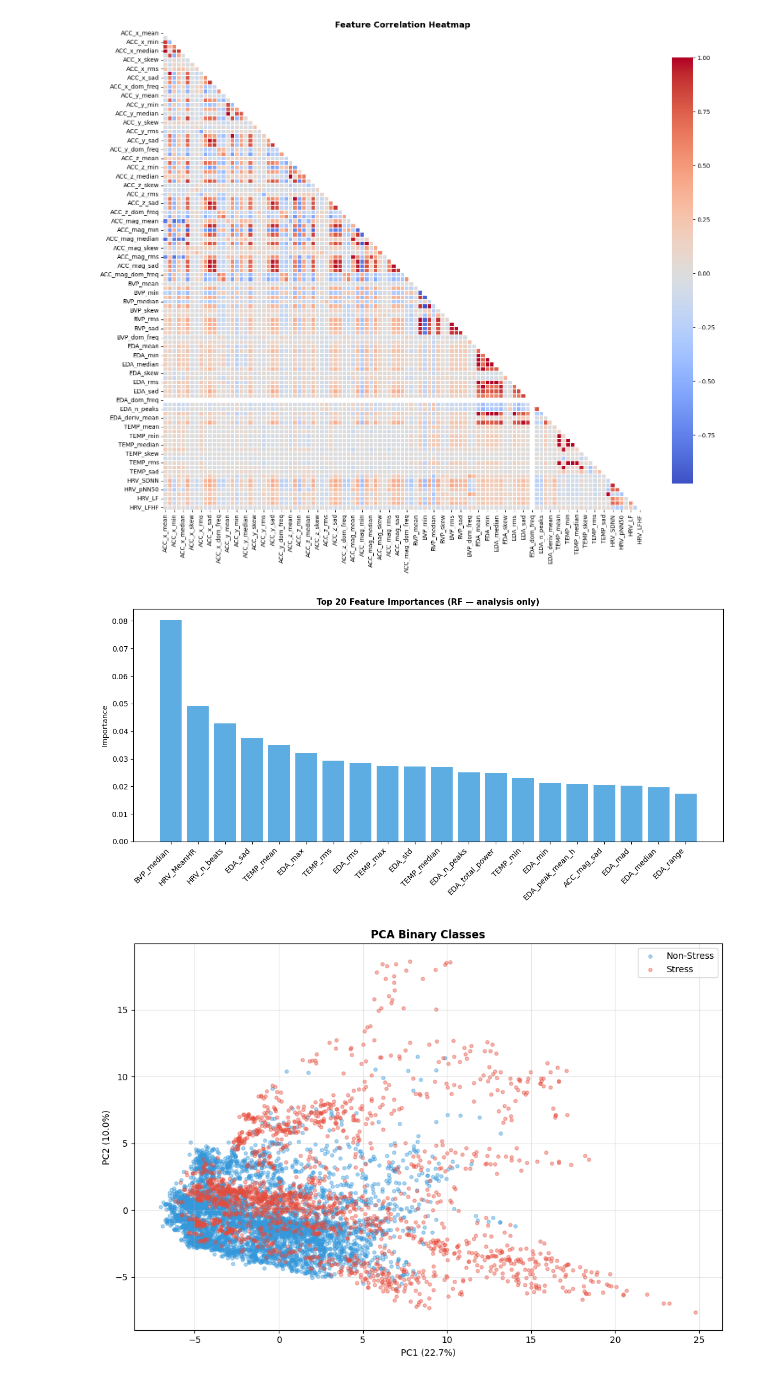
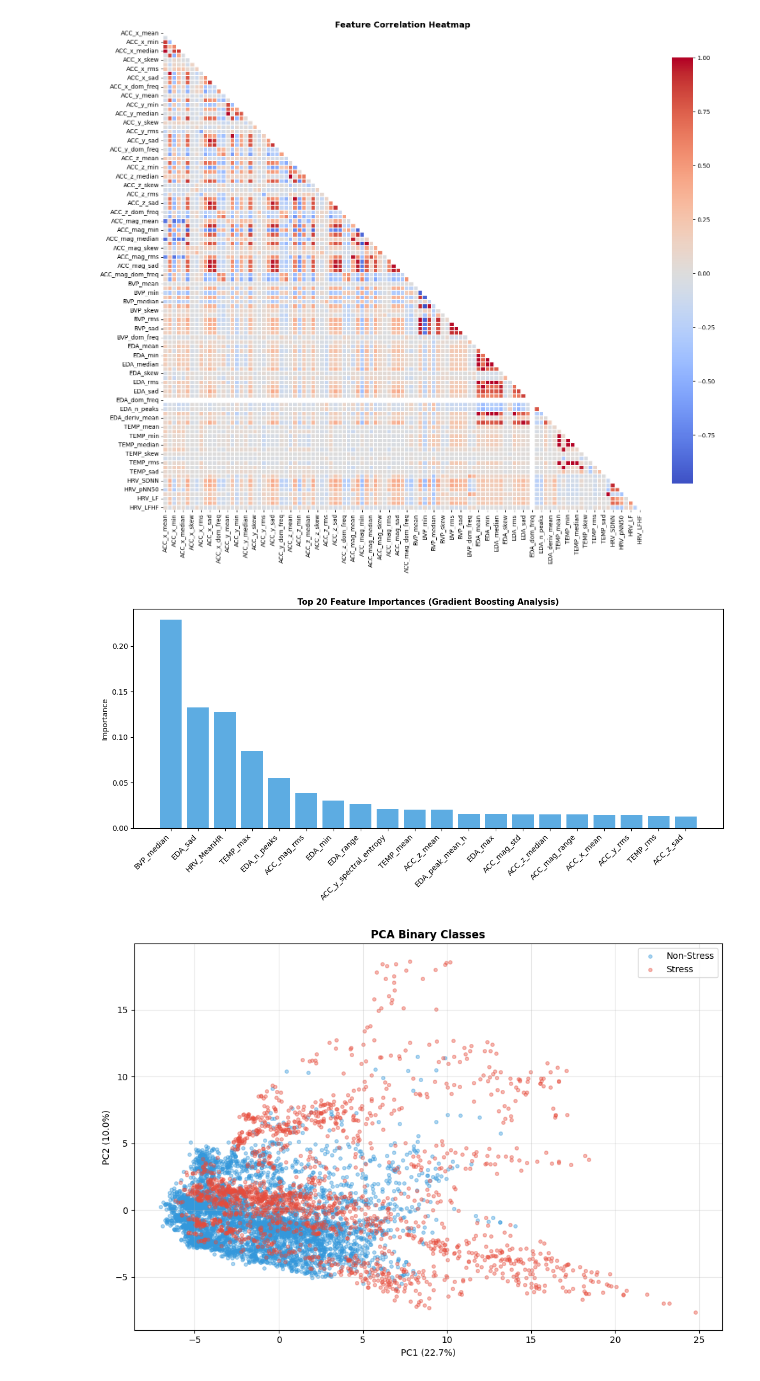
Before and after one commit to ManuCa93/Stress-Detection-from-Wrist-Physiological-Signals, a Jupyter notebook: wesad_stress_detection_v2.ipynb, the cells around one changed output. Drawn from its saved outputs; the diff is of its cells as text; code cells hidden in the pictures.

Commit message:
leakage fix and rf substitution wuth gradient boosting

```diff
--- a/wesad_stress_detection_v2.ipynb
+++ b/wesad_stress_detection_v2.ipynb
@@ -449,26 +451,33 @@ plt.show()
 # %% [output]
 [figure]
 # %%
-# Feature importance (quick RF, not a final model)
+
+
+# 1. Impute the missing values with the median
+imputer_tmp = SimpleImputer(strategy='median')
+X_imputed = imputer_tmp.fit_transform(X)
+
+# 2. Scale the cleaned data
 scaler_tmp = StandardScaler()
-X_tmp = scaler_tmp.fit_transform(X)
+X_tmp = scaler_tmp.fit_transform(X_imputed)
 
-rf_analysis = RandomForestClassifier(n_estimators=100, random_state=42, n_jobs=-1)
-rf_analysis.fit(X_tmp, y)
+# 3. Fit the Gradient Boosting model
+gb_analysis = GradientBoostingClassifier(n_estimators=100, random_state=42)
+gb_analysis.fit(X_tmp, y)
 
-importances = rf_analysis.feature_importances_
+# 4. Extract and plot importances
+importances = gb_analysis.feature_importances_
 top_idx = np.argsort(importances)[::-1][:20]
 
 plt.figure(figsize=(12, 6))
 plt.bar(range(20), importances[top_idx], color='#3498db', alpha=0.8)
 plt.xticks(range(20), [X.columns[i] for i in top_idx], rotation=45, ha='right')
-plt.title('Top 20 Feature Importances (RF — analysis only)',
-          fontsize=11, fontweight='bold')
+plt.title('Top 20 Feature Importances (Gradient Boosting Analysis)', fontsize=11, fontweight='bold')
 plt.ylabel('Importance')
 plt.tight_layout()
 plt.show()
 # %% [output]
-[figure, old version]
+[figure, new version]
 # %%
 
 # 1. Impute missing values to a temporary array specifically for PCA
```
Also changed, not shown: parts of 6 cells of this notebook.
